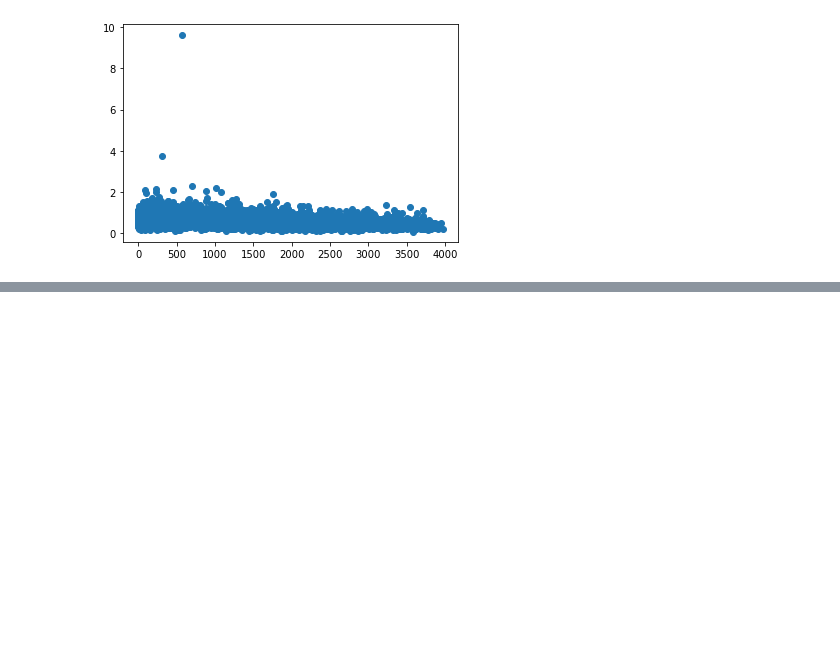
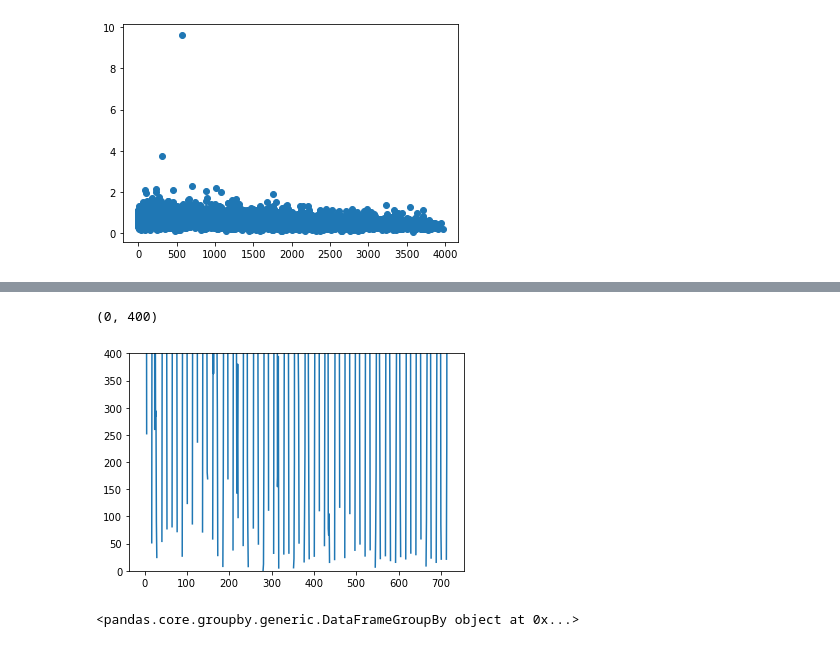
Before and after one commit to GabrielSerrato/Fchl_calibration, a Jupyter notebook: codes/teste.ipynb, the cells around one changed output, grey strips where cells are left out. Drawn from its saved outputs; the diff is of its cells as text; code cells hidden in the pictures; blank space fills up the shorter version.

```diff
--- a/codes/teste.ipynb
+++ b/codes/teste.ipynb
@@ -176,0 +209,6 @@ cbar.set_label("Hour of day", labelpad=+1)
+# %%
+plt.plot(df_in['rad'][0:720])
+plt.ylim(0,400)
+# %% [output]
+(0, 400)
+[figure, added]
@@ -176,0 +221,4 @@ cbar.set_label("Hour of day", labelpad=+1)
+# %%
+a
+# %% [output]
+<pandas.core.groupby.generic.DataFrameGroupBy object at 0x...>
```
Also changed, not shown: parts of 13 cells of this notebook, 35 other files.
